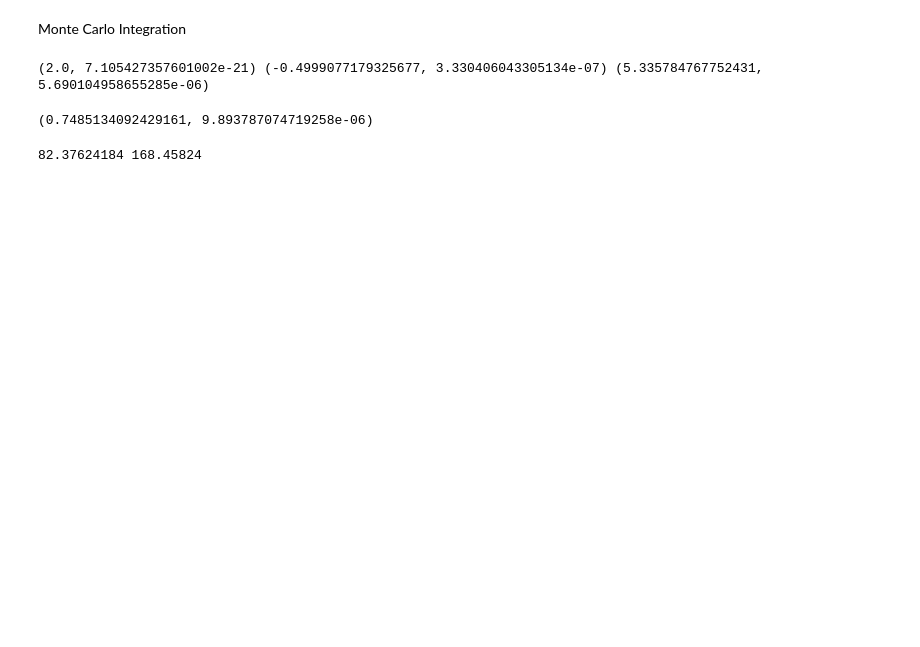
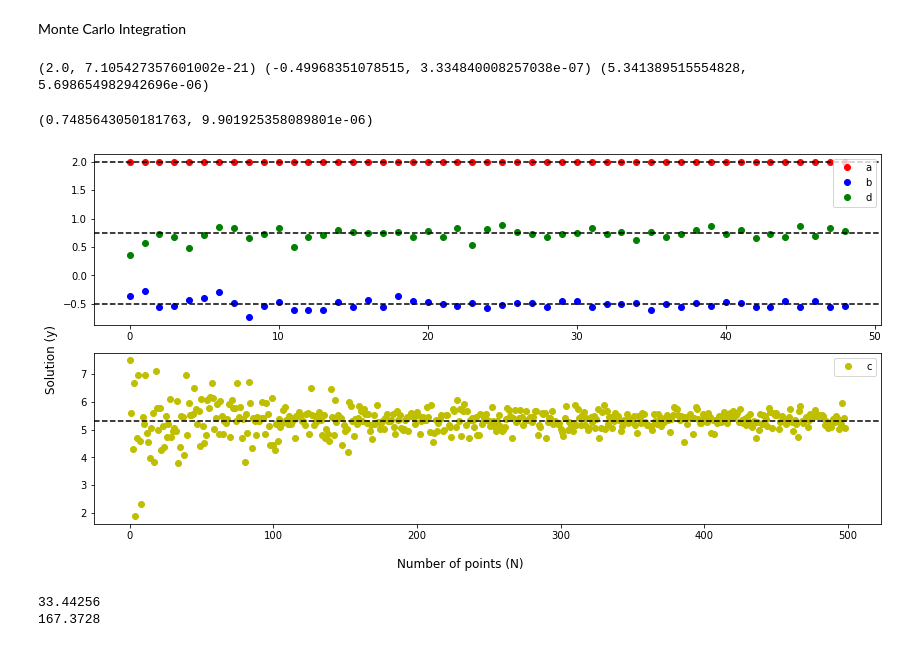
Before and after one commit to sourabh-ch/ph456-computational, a Jupyter notebook: lab-2/lab-2.ipynb, the cells around one changed output. Cells and saved outputs as stored; diff of their text form; code cells hidden in the pictures; blank space fills up the shorter version.

```diff
--- a/lab-2/lab-2.ipynb
+++ b/lab-2/lab-2.ipynb
@@ -17,7 +17,7 @@ def f_2(x):
 def f_3(x):
     return x**2
 
-def uni_mc_integration(f, a, b, n = 10000):
+def uni_mc_integration(f, a, b, n):
 
     vals = np.random.uniform(a, b, n)
     y = [f(val) for val in vals]
@@ -34,14 +34,14 @@ x_3 = uni_mc_integration(f_3, -2, 2, 250000)
 
 print(x_1,x_2,x_3)
 # %% [output]
-(2.0, 7.105427357601002e-21) (-0.4999077179325677, 3.330406043305134e-07) (5.335784767752431, 5.690104958655285e-06)
+(2.0, 7.105427357601002e-21) (-0.49968351078515, 3.334840008257038e-07) (5.341389515554828, 5.698654982942696e-06)
 # %%
 # Task 2 d
 
 def f_4(x, y):
     return x*y + x
 
-def bi_mc_integration(f, a, b, n = 10000):
+def bi_mc_integration(f, a, b, n):
 
     vals_x = np.random.uniform(a, b, n)
     vals_y = np.random.uniform(a, b, n)
@@ -59,7 +59,42 @@ def bi_mc_integration(f, a, b, n = 10000):
 x_4 =  bi_mc_integration(f_4,  0, 1, 100000)
 print(x_4)
 # %% [output]
-(0.7485134092429161, 9.893787074719258e-06)
+(0.7485643050181763, 9.901925358089801e-06)
+# %%
+# stuff to make figure
+
+f1_convergence, f2_convergence, f3_convergence, f4_convergence = np.array([]), np.array([]), np.array([]), np.array([])
+
+for i in range(1,1000,1):
+    x1_a, x1_e = uni_mc_integration(f_1, 0, 1, i)
+    f1_convergence = np.append(f1_convergence, x1_a)
+    x2_a, x2_e = uni_mc_integration(f_2,  0, 1, i)
+    f2_convergence = np.append(f2_convergence, x2_a)
+    x3_a, x3e = uni_mc_integration(f_3, -2, 2, i)
+    f3_convergence = np.append(f3_convergence, x3_a)
+    x4_a, x4e = bi_mc_integration(f_4,  0, 1, i)
+    f4_convergence = np.append(f4_convergence, x4_a)
+# %%
+# plotting figure
+
+fig, (ax0, ax1) = plt.subplots(2, 1, figsize=(12,6))
+fig.set_tight_layout(10)
+ax0.plot(f1_convergence[1:50],'ro', label='a')
+ax0.axhline(y=2, color='black',linestyle='--')
+ax0.plot(f2_convergence[1:50],'bo', label='b')
+ax0.axhline(y=-0.5, color='black',linestyle='--')
+ax0.plot(f4_convergence[1:50],'go', label='d')
+ax0.axhline(y=0.75, color='black',linestyle='--')
+ax0.legend()
+ax1.plot(f3_convergence[1:500],'yo', label='c')
+ax1.axhline(y=5.3, color='black',linestyle='--')
+ax1.legend()
+fig.supxlabel('Number of points (N)')
+fig.supylabel('Solution (y)')
+
+plt.savefig('report/images/q-2.png', bbox_inches='tight', dpi= 300)
+# %% [output]
+[figure, added]
 # %%
 # Task 3
 
@@ -74,7 +109,8 @@ def n_sphere_vol(r, ndim, n):
 
     return np.power(r*2.0, ndim) * (hits/n)
 
-print(n_sphere_vol(2.7, 3, 300000), n_sphere_vol(2.0, 5, 100000))
-print(n_sphere_vol(2.7, 5, 300000), n_sphere_vol(2.0, 5, 100000))
+print(n_sphere_vol(2.0, 3, 100000))
+print(n_sphere_vol(2.0, 5, 100000))
 # %% [output]
-82.37624184 168.45824
+33.44256
+167.3728
```
Also changed, not shown: parts of 14 cells of this notebook, 22 other files.
